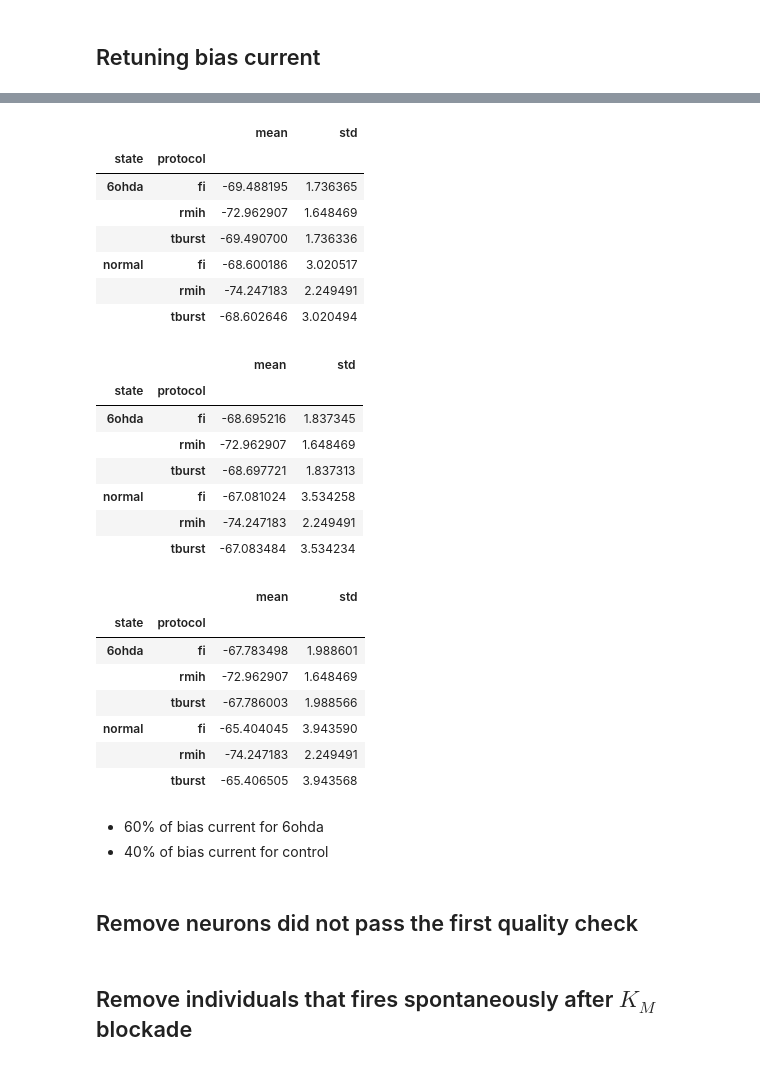
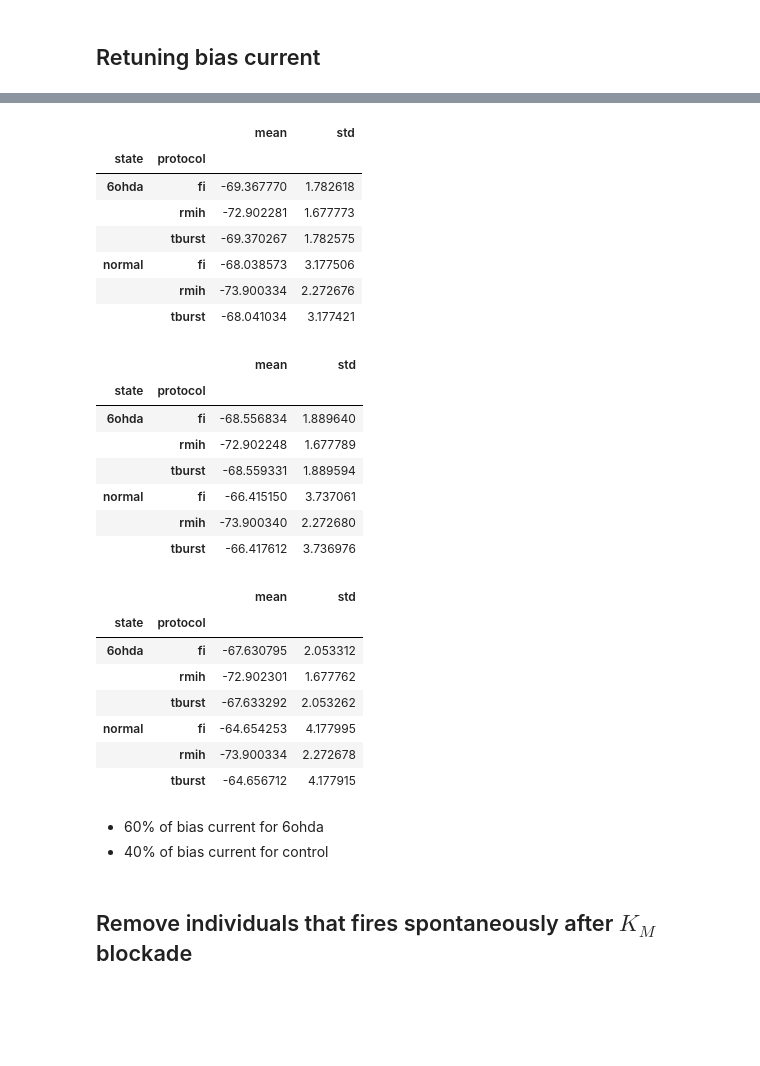
Before and after one commit to FrancescoCavarretta/VMOptimizer, a Jupyter notebook: QualityCheck1.ipynb, the cells around one changed output, grey strips where cells are left out. Saved outputs shown, nothing was run; the diff lists cells and outputs as text; code cells hidden in the pictures; blank space fills up the shorter version.

```diff
--- a/QualityCheck1.ipynb
+++ b/QualityCheck1.ipynb
@@ -134,36 +134,36 @@ pd.read_csv('qc.csv').groupby(['state', 'protocol']).voltage_base.describe()[['m
 # %%
-pd.read_csv('qc_40.csv').groupby(['state', 'protocol']).voltage_base.describe()[['mean', 'std']]
+pd.read_csv('qc_no_km_40.csv').groupby(['state', 'protocol']).voltage_base.describe()[['mean', 'std']]
 # %% [output]
 |  |  | mean | std |
 | state | protocol |  |  |
-| 6ohda | fi | -69.488195 | 1.736365 |
-|  | rmih | -72.962907 | 1.648469 |
-|  | tburst | -69.490700 | 1.736336 |
-| normal | fi | -68.600186 | 3.020517 |
-|  | rmih | -74.247183 | 2.249491 |
-|  | tburst | -68.602646 | 3.020494 |
+| 6ohda | fi | -69.367770 | 1.782618 |
+|  | rmih | -72.902281 | 1.677773 |
+|  | tburst | -69.370267 | 1.782575 |
+| normal | fi | -68.038573 | 3.177506 |
+|  | rmih | -73.900334 | 2.272676 |
+|  | tburst | -68.041034 | 3.177421 |
 # %%
-pd.read_csv('qc_50.csv').groupby(['state', 'protocol']).voltage_base.describe()[['mean', 'std']]
+pd.read_csv('qc_no_km_50.csv').groupby(['state', 'protocol']).voltage_base.describe()[['mean', 'std']]
 # %% [output]
 |  |  | mean | std |
 | state | protocol |  |  |
-| 6ohda | fi | -68.695216 | 1.837345 |
-|  | rmih | -72.962907 | 1.648469 |
-|  | tburst | -68.697721 | 1.837313 |
-| normal | fi | -67.081024 | 3.534258 |
-|  | rmih | -74.247183 | 2.249491 |
-|  | tburst | -67.083484 | 3.534234 |
+| 6ohda | fi | -68.556834 | 1.889640 |
+|  | rmih | -72.902248 | 1.677789 |
+|  | tburst | -68.559331 | 1.889594 |
+| normal | fi | -66.415150 | 3.737061 |
+|  | rmih | -73.900340 | 2.272680 |
+|  | tburst | -66.417612 | 3.736976 |
 # %%
-pd.read_csv('qc_60.csv').groupby(['state', 'protocol']).voltage_base.describe()[['mean', 'std']]
+pd.read_csv('qc_no_km_60.csv').groupby(['state', 'protocol']).voltage_base.describe()[['mean', 'std']]
 # %% [output]
 |  |  | mean | std |
 | state | protocol |  |  |
-| 6ohda | fi | -67.783498 | 1.988601 |
-|  | rmih | -72.962907 | 1.648469 |
-|  | tburst | -67.786003 | 1.988566 |
-| normal | fi | -65.404045 | 3.943590 |
-|  | rmih | -74.247183 | 2.249491 |
-|  | tburst | -65.406505 | 3.943568 |
+| 6ohda | fi | -67.630795 | 2.053312 |
+|  | rmih | -72.902301 | 1.677762 |
+|  | tburst | -67.633292 | 2.053262 |
+| normal | fi | -64.654253 | 4.177995 |
+|  | rmih | -73.900334 | 2.272678 |
+|  | tburst | -64.656712 | 4.177915 |
 # %% [markdown]
 * 60% of bias current for 6ohda
 * 40% of bias current for control
@@ -178,2 +177,0 @@ df_no_km = pd.concat([
-# %% [markdown]
-## Remove neurons did not pass the first quality check
```
Also changed, not shown: parts of 34 cells of this notebook, 15 other files.
